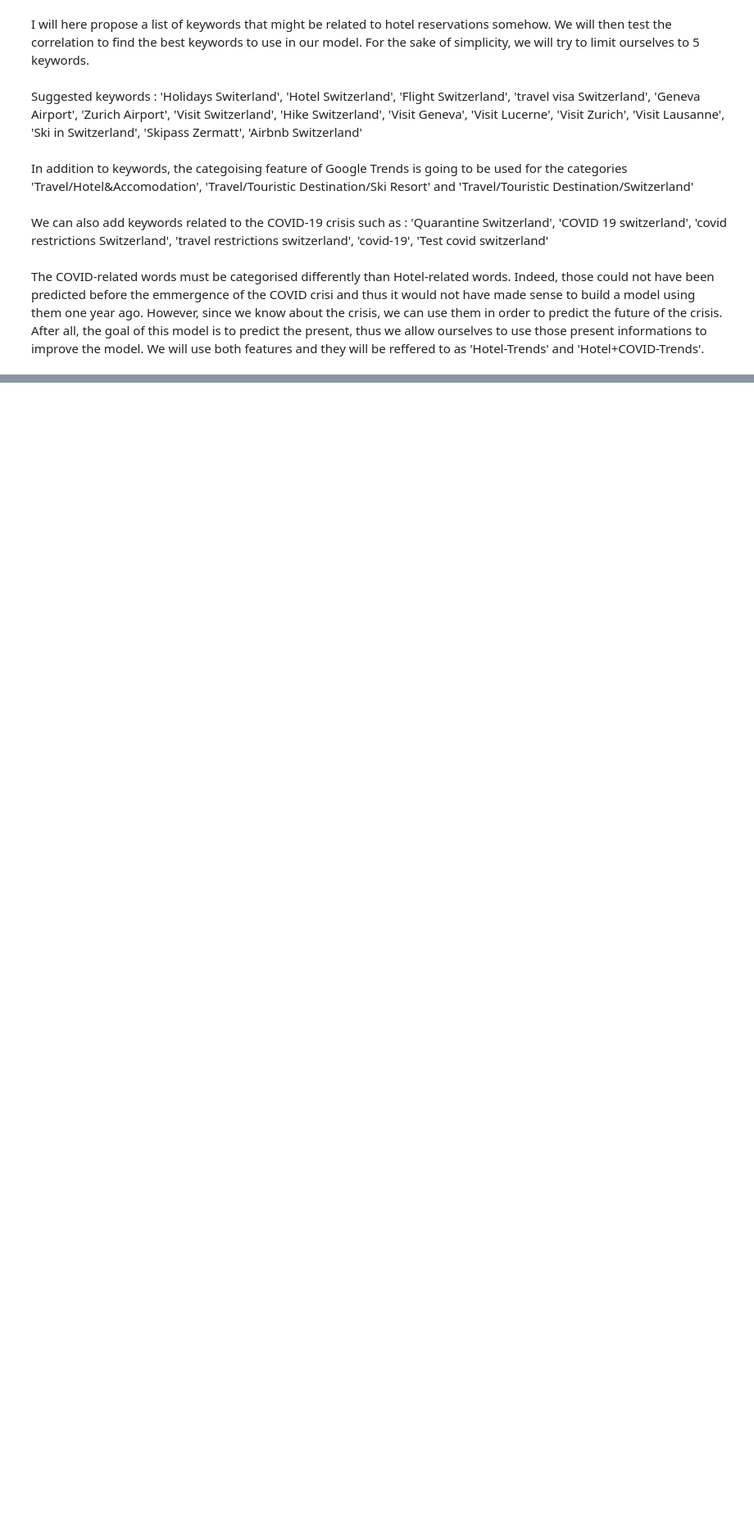
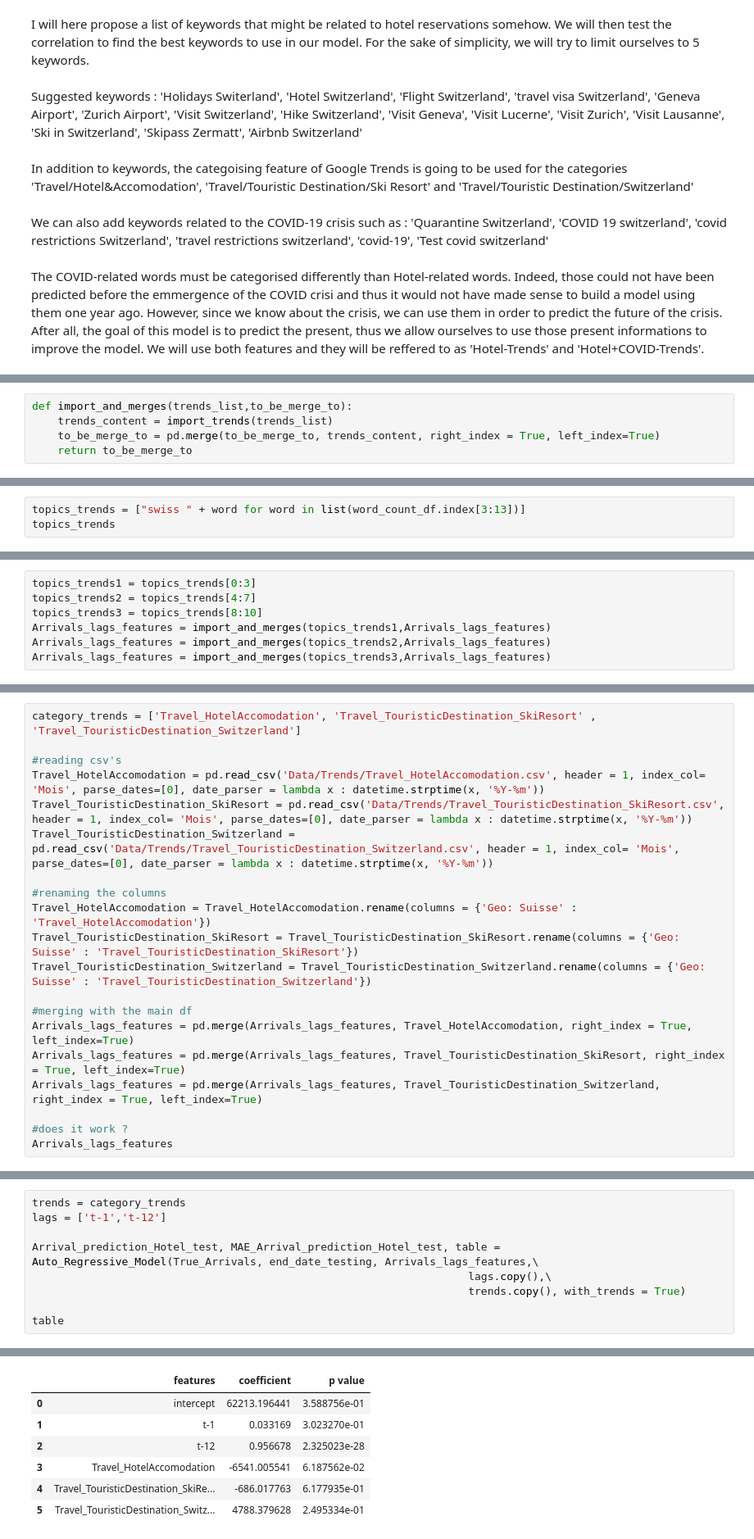
Before and after one commit to naayem/SwissHotelArrivalsPredictor, a Jupyter notebook: Project.ipynb, the cells around one changed output, grey strips where cells are left out. Shown at 82% size. Drawn from its saved outputs; the diff is of its cells as text; blank space fills up the shorter version.

```diff
--- a/Project.ipynb
+++ b/Project.ipynb
@@ -713,0 +741,5 @@ Arrivals
+# %%
+def import_and_merges(trends_list,to_be_merge_to):
+    trends_content = import_trends(trends_list)
+    to_be_merge_to = pd.merge(to_be_merge_to, trends_content, right_index = True, left_index=True)
+    return to_be_merge_to
@@ -713,0 +769,3 @@ Arrivals
+# %%
+topics_trends = ["swiss " + word for word in list(word_count_df.index[3:13])]
+topics_trends
@@ -713,0 +783,7 @@ Arrivals
+# %%
+topics_trends1 = topics_trends[0:3]
+topics_trends2 = topics_trends[4:7]
+topics_trends3 = topics_trends[8:10]
+Arrivals_lags_features = import_and_merges(topics_trends1,Arrivals_lags_features)
+Arrivals_lags_features = import_and_merges(topics_trends2,Arrivals_lags_features)
+Arrivals_lags_features = import_and_merges(topics_trends3,Arrivals_lags_features)
@@ -713,0 +794,20 @@ Arrivals
+# %%
+category_trends = ['Travel_HotelAccomodation', 'Travel_TouristicDestination_SkiResort' , 'Travel_TouristicDestination_Switzerland']
+
+#reading csv's
+Travel_HotelAccomodation = pd.read_csv('Data/Trends/Travel_HotelAccomodation.csv', header = 1, index_col= 'Mois', parse_dates=[0], date_parser = lambda x : datetime.strptime(x, '%Y-%m'))
+Travel_TouristicDestination_SkiResort = pd.read_csv('Data/Trends/Travel_TouristicDestination_SkiResort.csv', header = 1, index_col= 'Mois', parse_dates=[0], date_parser = lambda x : datetime.strptime(x, '%Y-%m'))
+Travel_TouristicDestination_Switzerland = pd.read_csv('Data/Trends/Travel_TouristicDestination_Switzerland.csv', header = 1, index_col= 'Mois', parse_dates=[0], date_parser = lambda x : datetime.strptime(x, '%Y-%m'))
+
+#renaming the columns
+Travel_HotelAccomodation = Travel_HotelAccomodation.rename(columns = {'Geo: Suisse' : 'Travel_HotelAccomodation'})
+Travel_TouristicDestination_SkiResort = Travel_TouristicDestination_SkiResort.rename(columns = {'Geo: Suisse' : 'Travel_TouristicDestination_SkiResort'})
+Travel_TouristicDestination_Switzerland = Travel_TouristicDestination_Switzerland.rename(columns = {'Geo: Suisse' : 'Travel_TouristicDestination_Switzerland'})
+
+#merging with the main df
+Arrivals_lags_features = pd.merge(Arrivals_lags_features, Travel_HotelAccomodation, right_index = True, left_index=True)
+Arrivals_lags_features = pd.merge(Arrivals_lags_features, Travel_TouristicDestination_SkiResort, right_index = True, left_index=True)
+Arrivals_lags_features = pd.merge(Arrivals_lags_features, Travel_TouristicDestination_Switzerland, right_index = True, left_index=True)
+
+#does it work ?
+Arrivals_lags_features
@@ -713,0 +909,10 @@ Arrivals
+# %%
+trends = category_trends
+lags = ['t-1','t-12']
+
+Arrival_prediction_Hotel_test, MAE_Arrival_prediction_Hotel_test, table = Auto_Regressive_Model(True_Arrivals, end_date_testing, Arrivals_lags_features,\
+                                                                    lags.copy(),\
+                                                                    trends.copy(), with_trends = True)
+
+table
+# %% [output]
@@ -713,0 +920,7 @@ Arrivals
+|  | features | coefficient | p value |
+| 0 | intercept | 62213.196441 | 3.588756e-01 |
+| 1 | t-1 | 0.033169 | 3.023270e-01 |
+| 2 | t-12 | 0.956678 | 2.325023e-28 |
+| 3 | Travel_HotelAccomodation | -6541.005541 | 6.187562e-02 |
+| 4 | Travel_TouristicDestination_SkiRe... | -686.017763 | 6.177935e-01 |
+| 5 | Travel_TouristicDestination_Switz... | 4788.379628 | 2.495334e-01 |
```
Also changed, not shown: parts of 40 cells of this notebook, 24 other files.
